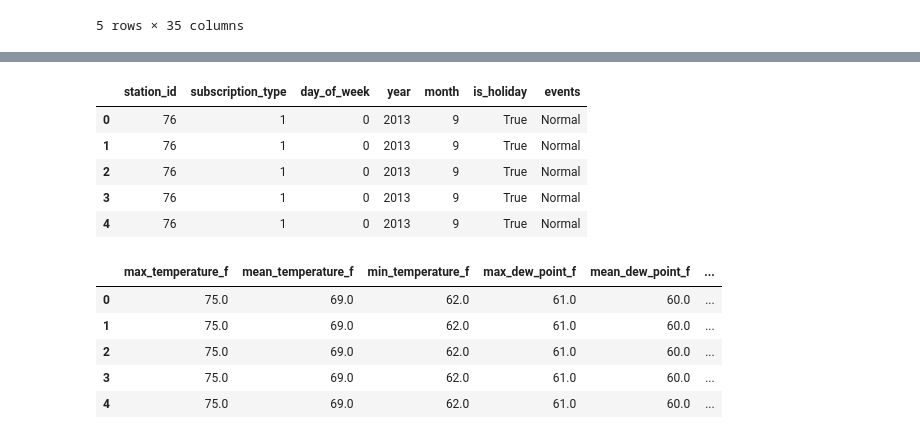
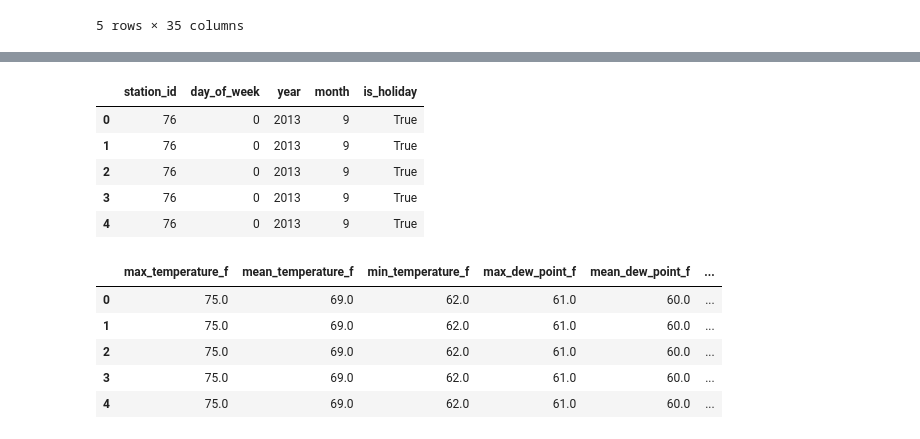
Before and after one commit to pabloernesto/sfBikes, a Jupyter notebook: ML_robert.ipynb, the cells around one changed output, grey strips where cells are left out. Cells and saved outputs as stored; diff of their text form; code cells hidden in the pictures.

```diff
--- a/ML_robert.ipynb
+++ b/ML_robert.ipynb
@@ -138,20 +63,19 @@ wind_dir_degrees                  float64
 dtype: object
 # %%
 yCategories = y.loc[:,['station_id',\
-                      'subscription_type',\
                        'day_of_week',\
                        'year',\
                        'month',\
-                       'is_holiday',\
-                       'events']]
+                       'is_holiday'\
+                       ]]
 yCategories.head()
 # %% [output]
-|  | station_id | subscription_type | day_of_week | year | month | is_holiday | events |
-| 0 | 76 | 1 | 0 | 2013 | 9 | True | Normal |
-| 1 | 76 | 1 | 0 | 2013 | 9 | True | Normal |
-| 2 | 76 | 1 | 0 | 2013 | 9 | True | Normal |
-| 3 | 76 | 1 | 0 | 2013 | 9 | True | Normal |
-| 4 | 76 | 1 | 0 | 2013 | 9 | True | Normal |
+|  | station_id | day_of_week | year | month | is_holiday |
+| 0 | 76 | 0 | 2013 | 9 | True |
+| 1 | 76 | 0 | 2013 | 9 | True |
+| 2 | 76 | 0 | 2013 | 9 | True |
+| 3 | 76 | 0 | 2013 | 9 | True |
+| 4 | 76 | 0 | 2013 | 9 | True |
 # %%
 yNoCategories = y.iloc[:,13:]
 yNoCategories['duration'] = y['duration']
```
Also changed, not shown: parts of 31 cells of this notebook, 1 other file.
